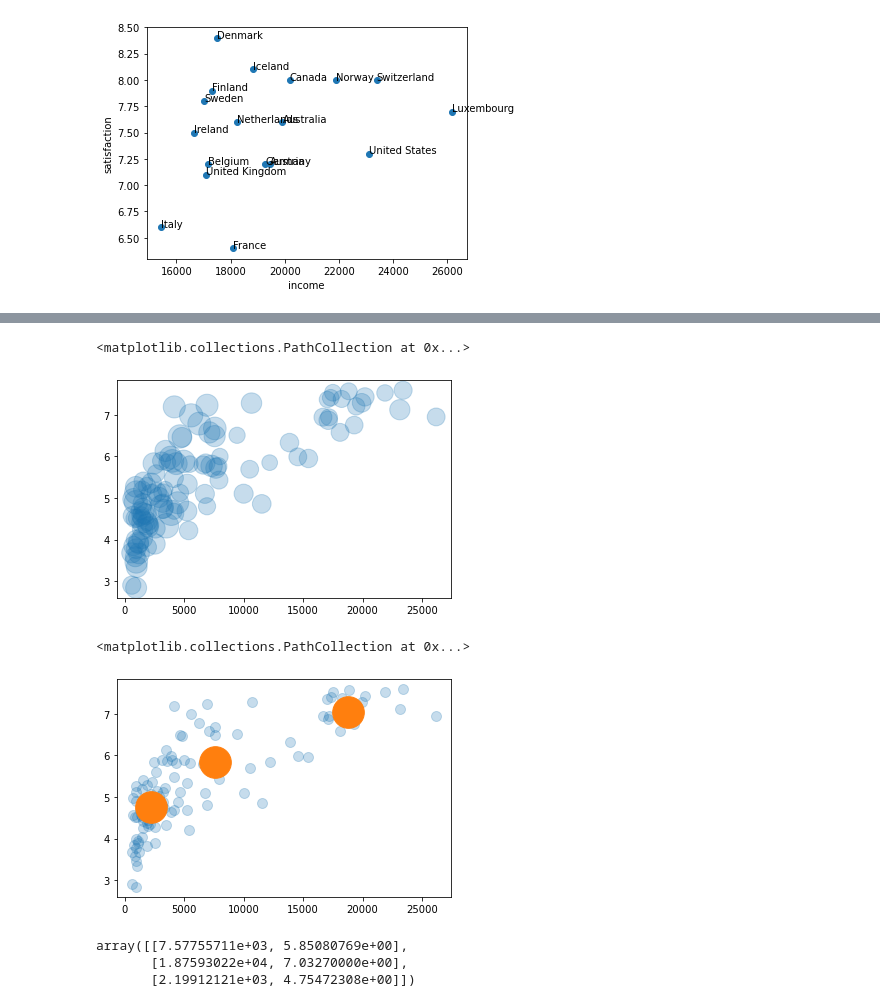
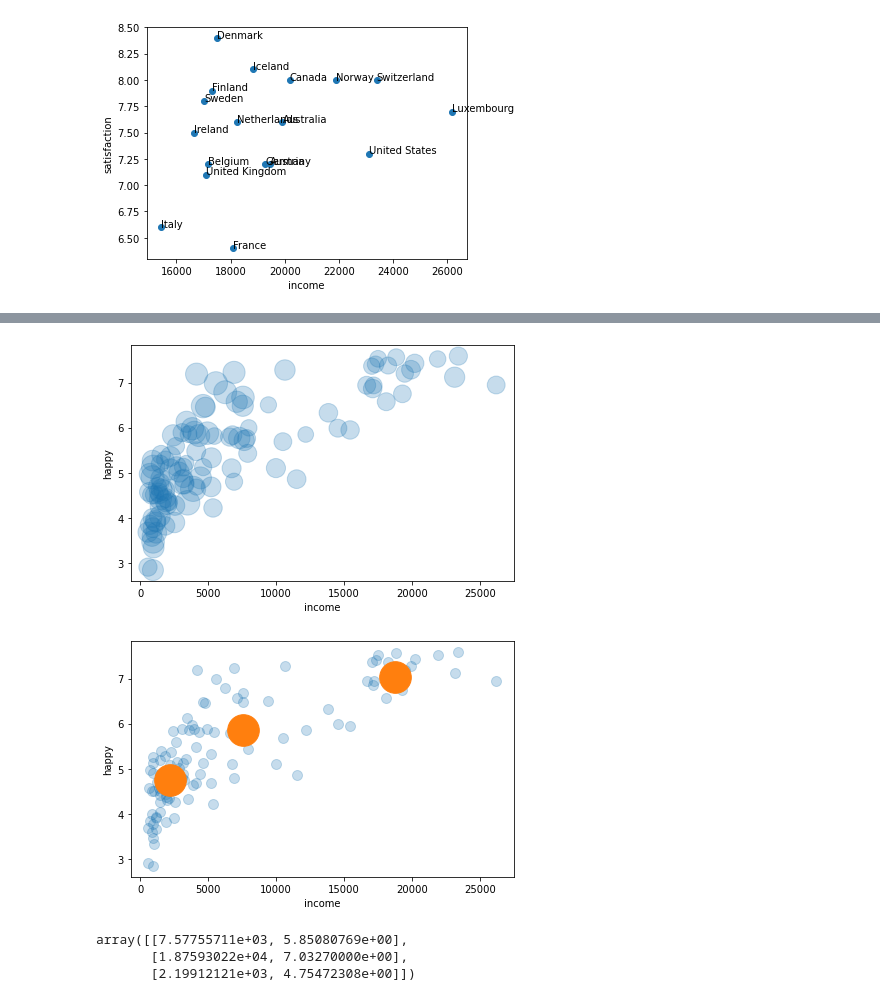
Before and after one commit to AiJared/Data-Science-1-Happy-Income-Score, a Jupyter notebook: Happy Income Score.ipynb, the cells around one changed output, grey strips where cells are left out. Saved outputs shown, nothing was run; the diff lists cells and outputs as text; code cells hidden in the pictures.

Commit message:
KMeans results of income happy score

```diff
--- a/Happy Income Score.ipynb
+++ b/Happy Income Score.ipynb
@@ -152,13 +152,16 @@ plt.show()
 # %%
-# Eyeballing the data
+# Eyeballing happy score data
 happy = dataset["happyScore"]
 income = dataset["avg_income"]
 ineq = dataset['income_inequality']
 #plt.scatter(income, ineq)
+plt.xlabel("income")
+plt.ylabel("happy")
 plt.scatter(income, happy, s=ineq*10, alpha=0.25)
+save_fig("eyeballing_happy_score_data")
+plt.show()
 # %% [output]
-<matplotlib.collections.PathCollection at 0x...>
-[figure, old version]
+[figure, new version]
 # %%
 # Using KMeans to interprete the data
 from sklearn.cluster import KMeans
@@ -170,11 +173,14 @@ km_res = KMeans(n_clusters=3).fit(income_happy)
 
 clusters = km_res.cluster_centers_
 
+plt.xlabel("income")
+plt.ylabel("happy")
 plt.scatter(income, happy, s=100, alpha=0.25)
 plt.scatter(clusters[:,0], clusters[:,1], s=1000)
+save_fig("km_res_happy_score")
+plt.show()
 # %% [output]
-<matplotlib.collections.PathCollection at 0x...>
-[figure, old version]
+[figure, new version]
 # %%
 km_res.cluster_centers_
 # %% [output]
```
Also changed, not shown: parts of 6 cells of this notebook, 2 other files.
